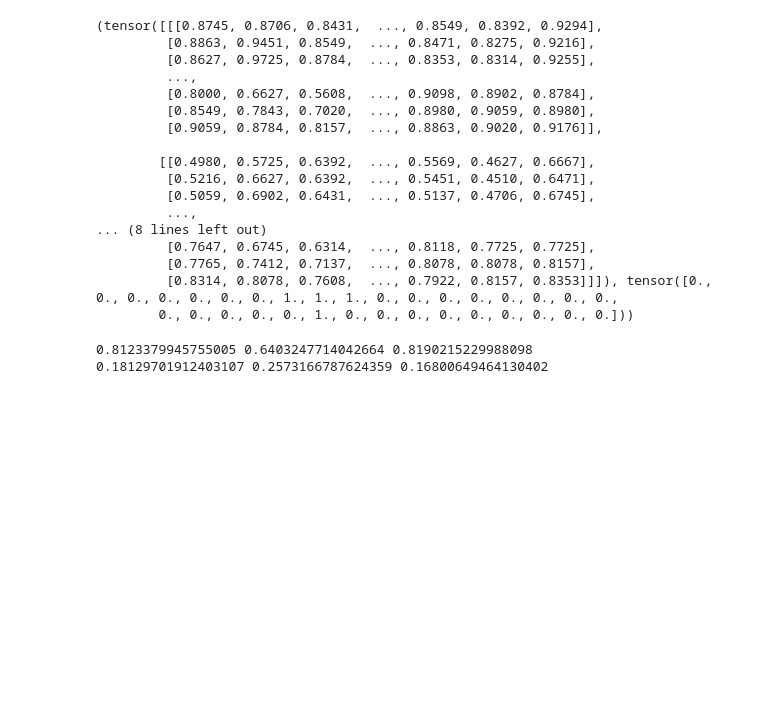
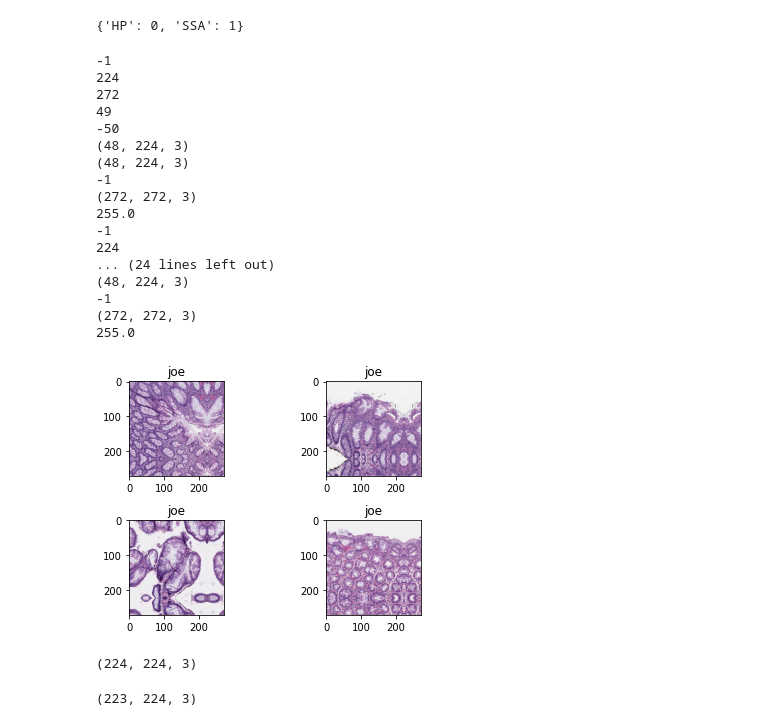
Before and after one commit to mahdihosseini/HistoKT, a Jupyter notebook: src/adas/testing.ipynb, the cells around one changed output. Drawn from its saved outputs; the diff is of its cells as text; code cells hidden in the pictures; blank space fills up the shorter version.

Commit message:
added reflection wrapping

```diff
--- a/src/adas/testing.ipynb
+++ b/src/adas/testing.ipynb
@@ -9,0 +10,6 @@ dataset = ADP_dataset(level = "L3",
+# %%
+dataset = MHIST(transform = None,
+                root = "..\\..\\.adas-data",)
+ADPdataset = ADP_dataset(transform = None,
+                root = "..\\..\\.adas-data",
+                level = "L3",)
@@ -10,20 +22,4 @@ dataset = ADP_dataset(level = "L3",
 # %%
-print(dataset[0])
+print(dataset.class_to_idx)
 # %% [output]
-(tensor([[[0.8745, 0.8706, 0.8431,  ..., 0.8549, 0.8392, 0.9294],
-         [0.8863, 0.9451, 0.8549,  ..., 0.8471, 0.8275, 0.9216],
-         [0.8627, 0.9725, 0.8784,  ..., 0.8353, 0.8314, 0.9255],
-         ...,
-         [0.8000, 0.6627, 0.5608,  ..., 0.9098, 0.8902, 0.8784],
-         [0.8549, 0.7843, 0.7020,  ..., 0.8980, 0.9059, 0.8980],
-         [0.9059, 0.8784, 0.8157,  ..., 0.8863, 0.9020, 0.9176]],
-
-        [[0.4980, 0.5725, 0.6392,  ..., 0.5569, 0.4627, 0.6667],
-         [0.5216, 0.6627, 0.6392,  ..., 0.5451, 0.4510, 0.6471],
-         [0.5059, 0.6902, 0.6431,  ..., 0.5137, 0.4706, 0.6745],
-         ...,
-... (8 lines left out)
-         [0.7647, 0.6745, 0.6314,  ..., 0.8118, 0.7725, 0.7725],
-         [0.7765, 0.7412, 0.7137,  ..., 0.8078, 0.8078, 0.8157],
-         [0.8314, 0.8078, 0.7608,  ..., 0.7922, 0.8157, 0.8353]]]), tensor([0., 0., 0., 0., 0., 0., 0., 1., 1., 1., 0., 0., 0., 0., 0., 0., 0., 0.,
-        0., 0., 0., 0., 0., 1., 0., 0., 0., 0., 0., 0., 0., 0., 0.]))
+{'HP': 0, 'SSA': 1}
@@ -32,6 +25,0 @@ mean, std = get_mean_and_std(dataset)
-# %%
-print(mean[0].item(), mean[1].item(), mean[2].item())
-print(std[0].item(), std[1].item(), std[2].item())
-# %% [output]
-0.8123379945755005 0.6403247714042664 0.8190215229988098
-0.18129701912403107 0.2573166787624359 0.16800649464130402
@@ -42,0 +78,30 @@ get_mean_and_std(dataset)
+# %%
+reflection_wrap(dataset)
+# %% [output]
+-1
+224
+272
+49
+-50
+(48, 224, 3)
+(48, 224, 3)
+-1
+(272, 272, 3)
+255.0
+-1
+224
+... (24 lines left out)
+(48, 224, 3)
+-1
+(272, 272, 3)
+255.0
+[figure, added]
+# %%
+img = np.array(dataset[0][0])
+print(img.shape)
+# %% [output]
+(224, 224, 3)
+# %%
+print(img[:-1, :, :].shape)
+# %% [output]
+(223, 224, 3)
```
Also changed, not shown: parts of 9 cells of this notebook, 3 other files.
